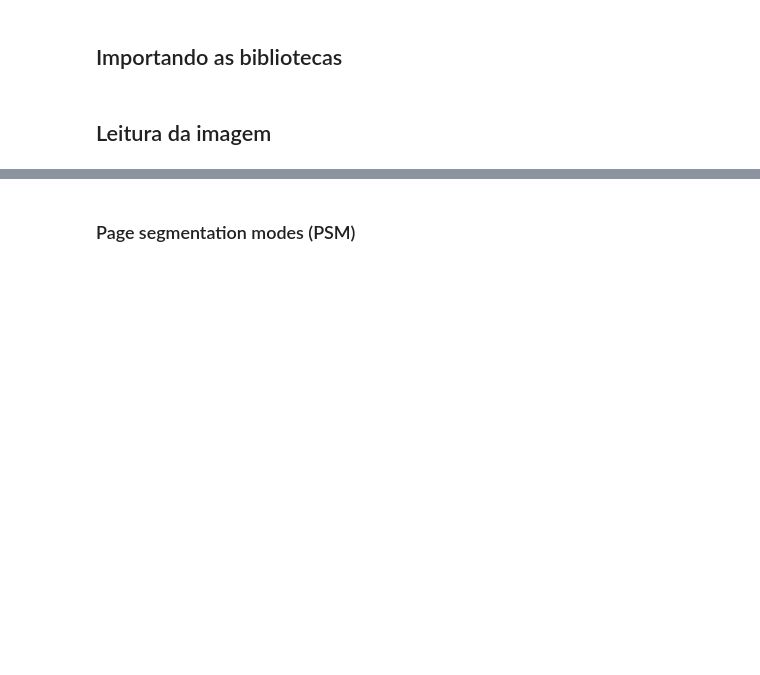
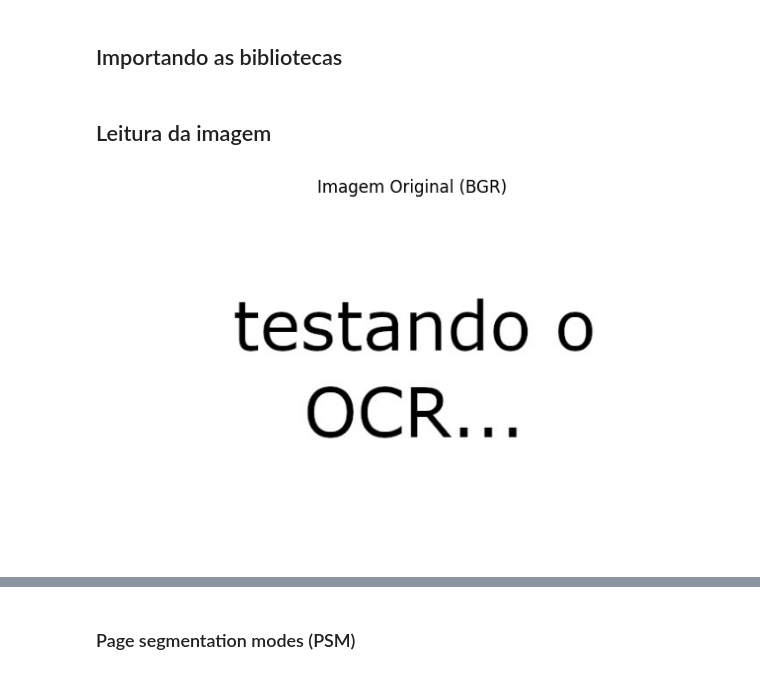
Before and after one commit to rafael-torres-nantes/Study-TextRecognition, a Jupyter notebook: OCR com Tesseract/OCR-Tesseract.ipynb, the cells around one changed output, grey strips where cells are left out. Cells and saved outputs as stored; diff of their text form; code cells hidden in the pictures; blank space fills up the shorter version.

```diff
--- a/OCR com Tesseract/OCR-Tesseract.ipynb
+++ b/OCR com Tesseract/OCR-Tesseract.ipynb
@@ -27,5 +32,2 @@ from google.colab.patches import cv2_imshow
 # %% [markdown]
 ## Leitura da imagem
-# %%
-img = cv2.imread('/content/teste01.jpg')
-cv2_imshow(img) # BGR (RGB)
@@ -34,0 +34,7 @@ cv2_imshow(rgb)
+# %%
+def plot_image(img, title = 'placeholder'):
+    plt.figure(figsize=(8, 6))
+    plt.imshow(img)  # Converte para RGB para exibição correta
+    plt.title(title)
+    plt.axis('off')  # Ocultar os eixos
+    plt.show()
@@ -34,0 +57,8 @@ cv2_imshow(rgb)
+# %%
+# Carregar a imagem
+img = cv2.imread('./assets/teste01.jpg')
+# %%
+# Exibir a imagem original (BGR)
+plot_image(img, 'Imagem Original (BGR)')
+# %% [output]
+[figure, added]
```
Also changed, not shown: parts of 75 cells of this notebook, 1 other file.
